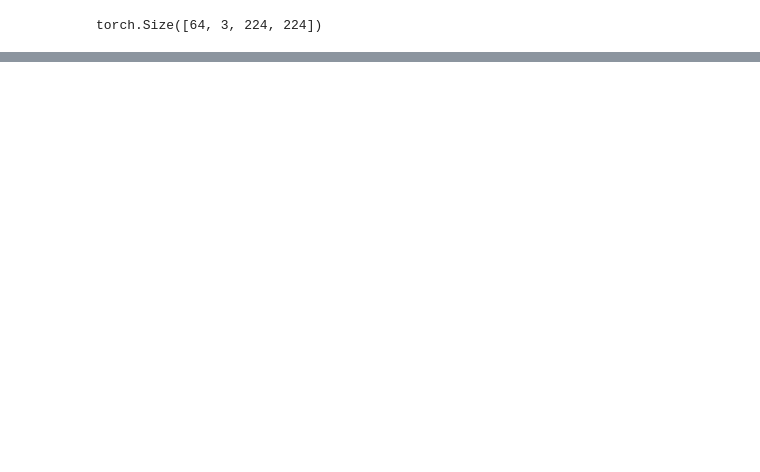
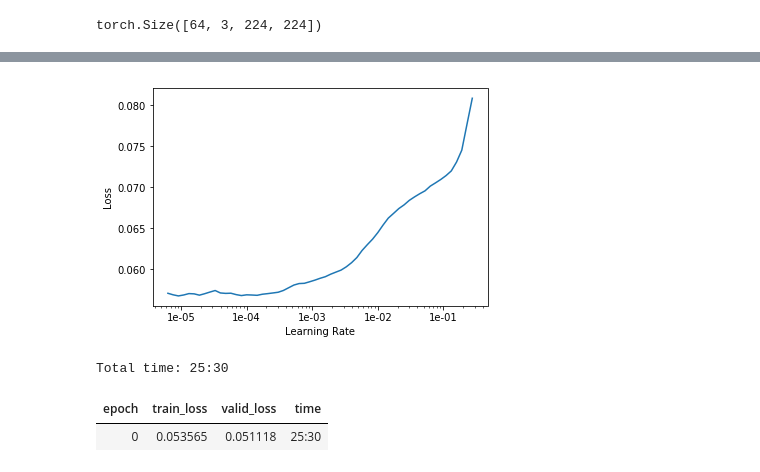
Before and after one commit to gokul-krishna/MUIMUI, a Jupyter notebook: nbs/MultiClass-ResNet.ipynb, the cells around one changed output, grey strips where cells are left out. Cells and saved outputs as stored; diff of their text form; code cells hidden in the pictures; blank space fills up the shorter version.

```diff
--- a/nbs/MultiClass-ResNet.ipynb
+++ b/nbs/MultiClass-ResNet.ipynb
@@ -151,0 +124,2 @@ KeyboardInterrupt:
+# %%
+learn.load('tmp')
@@ -151,0 +151,10 @@ KeyboardInterrupt:
+# %%
+learn.recorder.plot()
+# %% [output]
+[figure, added]
+# %%
+learn.fit_one_cycle(cyc_len=1, max_lr=5e-5)
+# %% [output]
+Total time: 25:30
+| epoch | train_loss | valid_loss | time |
+| 0 | 0.053565 | 0.051118 | 25:30 |
```
Also changed, not shown: parts of 62 cells of this notebook, 1 other file.
